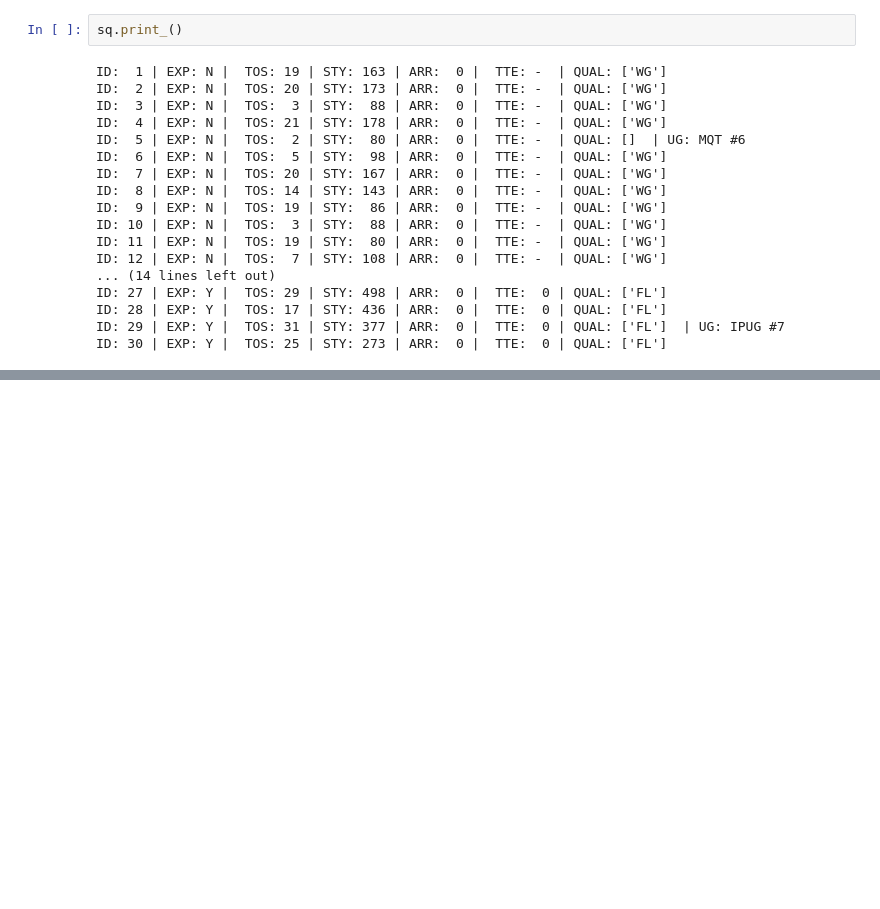
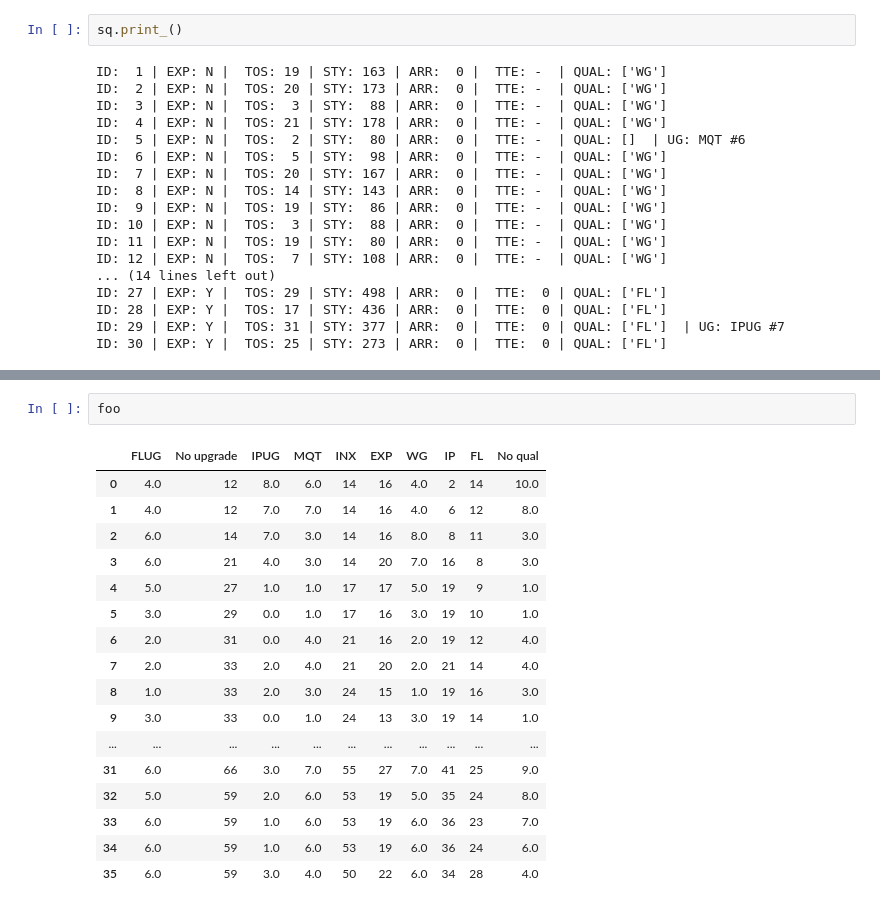
Before and after one commit to ialara/actf, a Jupyter notebook: absorption_e2e_prototype.ipynb, the cells around one changed output, grey strips where cells are left out. Saved outputs shown, nothing was run; the diff lists cells and outputs as text; blank space fills up the shorter version.

```diff
--- a/absorption_e2e_prototype.ipynb
+++ b/absorption_e2e_prototype.ipynb
@@ -611,0 +572,20 @@ plt.legend()
+# %%
+foo
+# %% [output]
+|  | FLUG | No upgrade | IPUG | MQT | INX | EXP | WG | IP | FL | No qual |
+| 0 | 4.0 | 12 | 8.0 | 6.0 | 14 | 16 | 4.0 | 2 | 14 | 10.0 |
+| 1 | 4.0 | 12 | 7.0 | 7.0 | 14 | 16 | 4.0 | 6 | 12 | 8.0 |
+| 2 | 6.0 | 14 | 7.0 | 3.0 | 14 | 16 | 8.0 | 8 | 11 | 3.0 |
+| 3 | 6.0 | 21 | 4.0 | 3.0 | 14 | 20 | 7.0 | 16 | 8 | 3.0 |
+| 4 | 5.0 | 27 | 1.0 | 1.0 | 17 | 17 | 5.0 | 19 | 9 | 1.0 |
+| 5 | 3.0 | 29 | 0.0 | 1.0 | 17 | 16 | 3.0 | 19 | 10 | 1.0 |
+| 6 | 2.0 | 31 | 0.0 | 4.0 | 21 | 16 | 2.0 | 19 | 12 | 4.0 |
+| 7 | 2.0 | 33 | 2.0 | 4.0 | 21 | 20 | 2.0 | 21 | 14 | 4.0 |
+| 8 | 1.0 | 33 | 2.0 | 3.0 | 24 | 15 | 1.0 | 19 | 16 | 3.0 |
+| 9 | 3.0 | 33 | 0.0 | 1.0 | 24 | 13 | 3.0 | 19 | 14 | 1.0 |
+| ... | ... | ... | ... | ... | ... | ... | ... | ... | ... | ... |
+| 31 | 6.0 | 66 | 3.0 | 7.0 | 55 | 27 | 7.0 | 41 | 25 | 9.0 |
+| 32 | 5.0 | 59 | 2.0 | 6.0 | 53 | 19 | 5.0 | 35 | 24 | 8.0 |
+| 33 | 6.0 | 59 | 1.0 | 6.0 | 53 | 19 | 6.0 | 36 | 23 | 7.0 |
+| 34 | 6.0 | 59 | 1.0 | 6.0 | 53 | 19 | 6.0 | 36 | 24 | 6.0 |
+| 35 | 6.0 | 59 | 3.0 | 4.0 | 50 | 22 | 6.0 | 34 | 28 | 4.0 |
```
Also changed, not shown: parts of 13 cells of this notebook.
